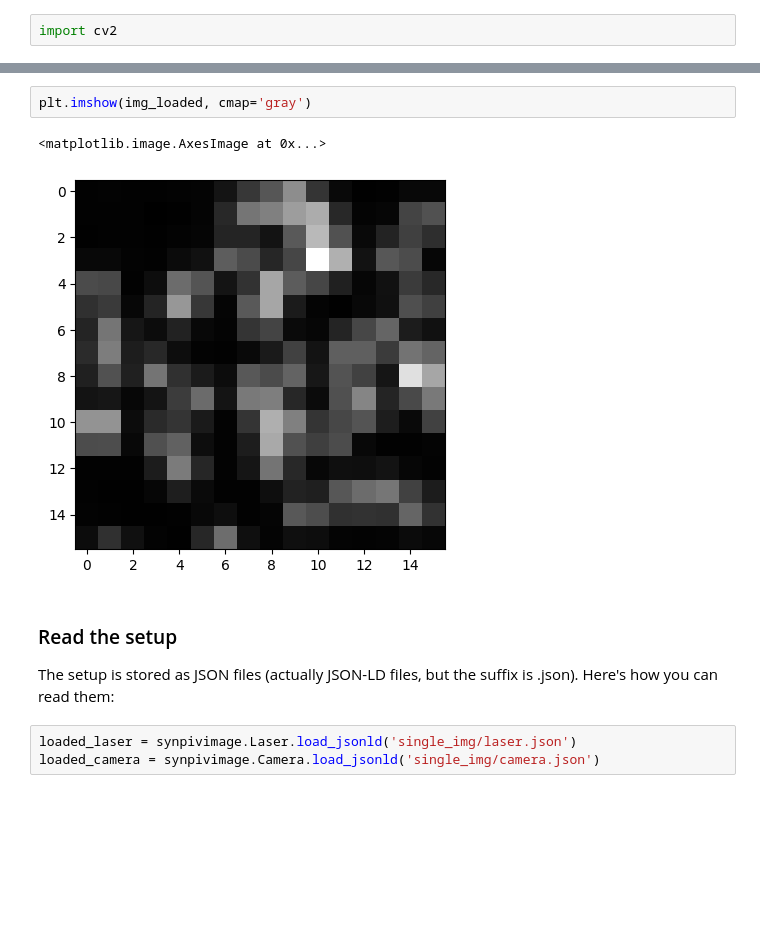
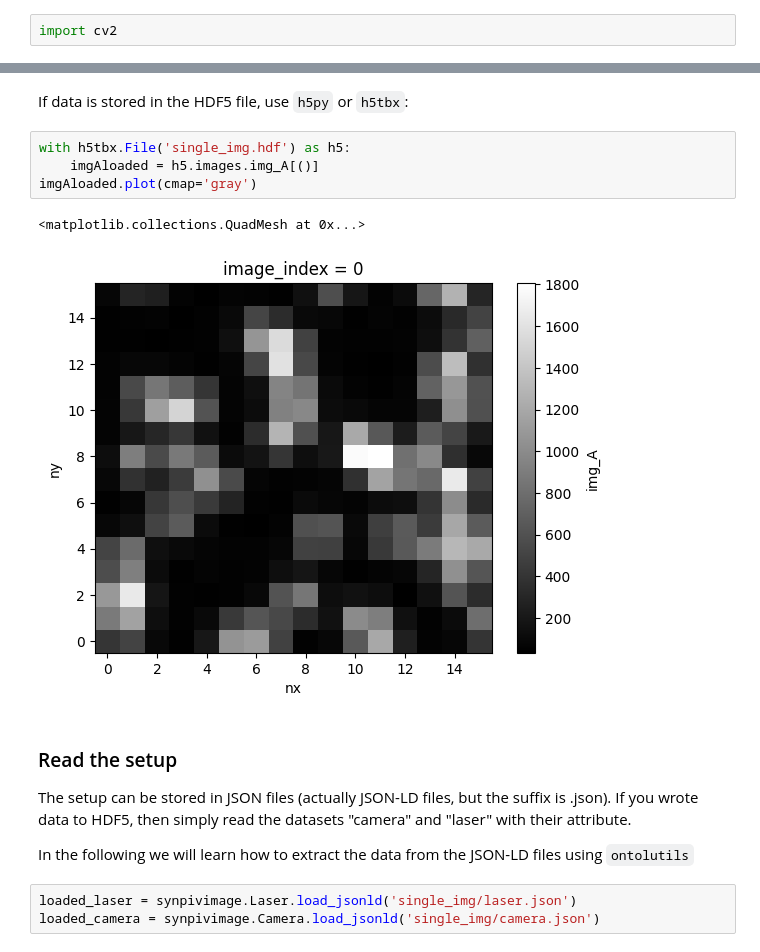
Before and after one commit to matthiasprobst/synpivimage, a Jupyter notebook: docs/getting_started/SingleImage.ipynb, the cells around one changed output, grey strips where cells are left out. Cells and saved outputs as stored; diff of their text form; blank space fills up the shorter version.

```diff
--- a/docs/getting_started/SingleImage.ipynb
+++ b/docs/getting_started/SingleImage.ipynb
@@ -121,12 +126,18 @@ img_loaded = cv2.imread('single_img/imgs/img_000000.tif', -1)
-# %%
-plt.imshow(img_loaded, cmap='gray')
-# %% [output]
-<matplotlib.image.AxesImage at 0x...>
-[figure, removed]
+# %% [markdown]
+If data is stored in the HDF5 file, use `h5py` or `h5tbx`:
+# %%
+with h5tbx.File('single_img.hdf') as h5:
+    imgAloaded = h5.images.img_A[()]
+imgAloaded.plot(cmap='gray')
+# %% [output]
+<matplotlib.collections.QuadMesh at 0x...>
+[figure, added]
 # %% [markdown]
 ### Read the setup
 
-The setup is stored as JSON files (actually JSON-LD files, but the suffix is .json). Here's how you can read them:
+The setup can be stored in JSON files (actually JSON-LD files, but the suffix is .json). If you wrote data to HDF5, then simply read the datasets "camera" and "laser" with their attribute.
+
+In the following we will learn how to extract the data from the JSON-LD files using `ontolutils`
 # %%
 loaded_laser = synpivimage.Laser.load_jsonld('single_img/laser.json')
 loaded_camera = synpivimage.Camera.load_jsonld('single_img/camera.json')
```
Also changed, not shown: parts of 5 cells of this notebook, 8 other files.
